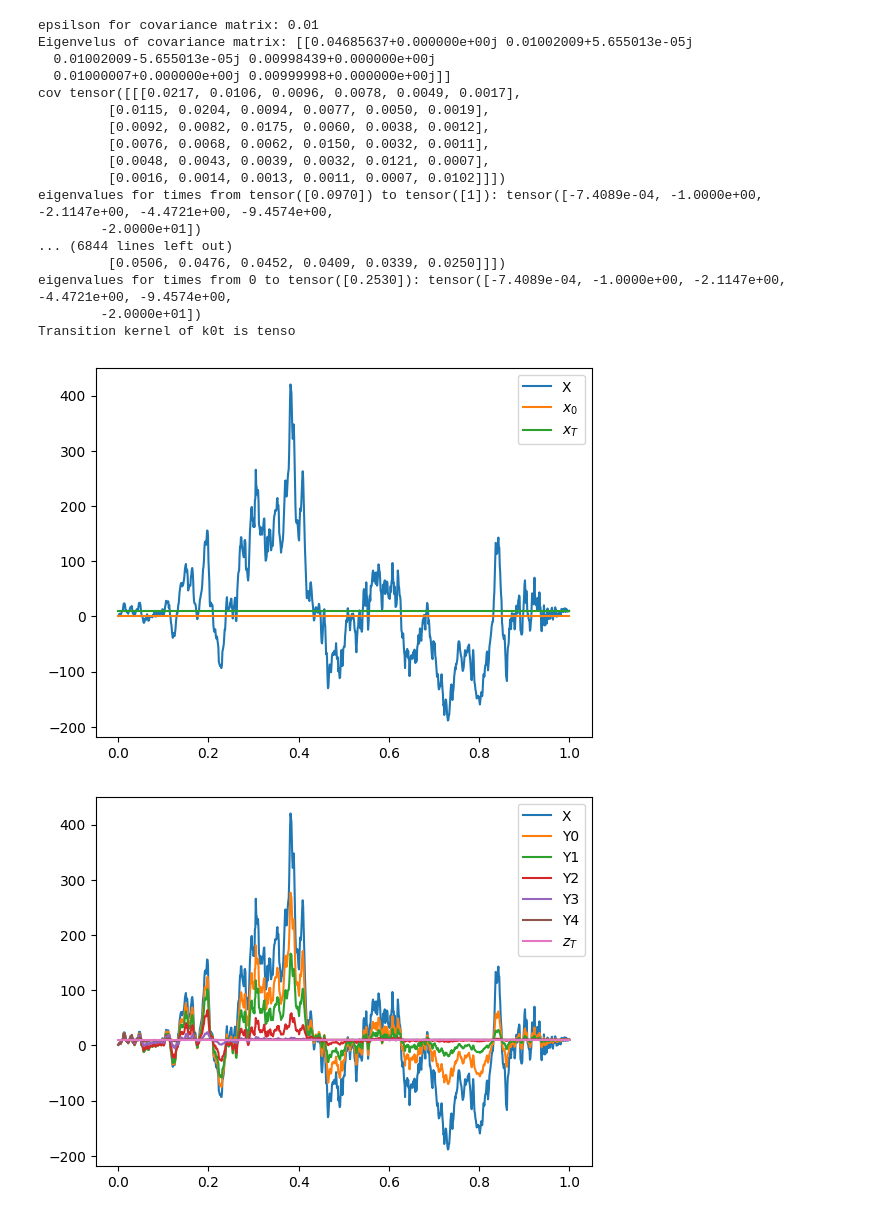
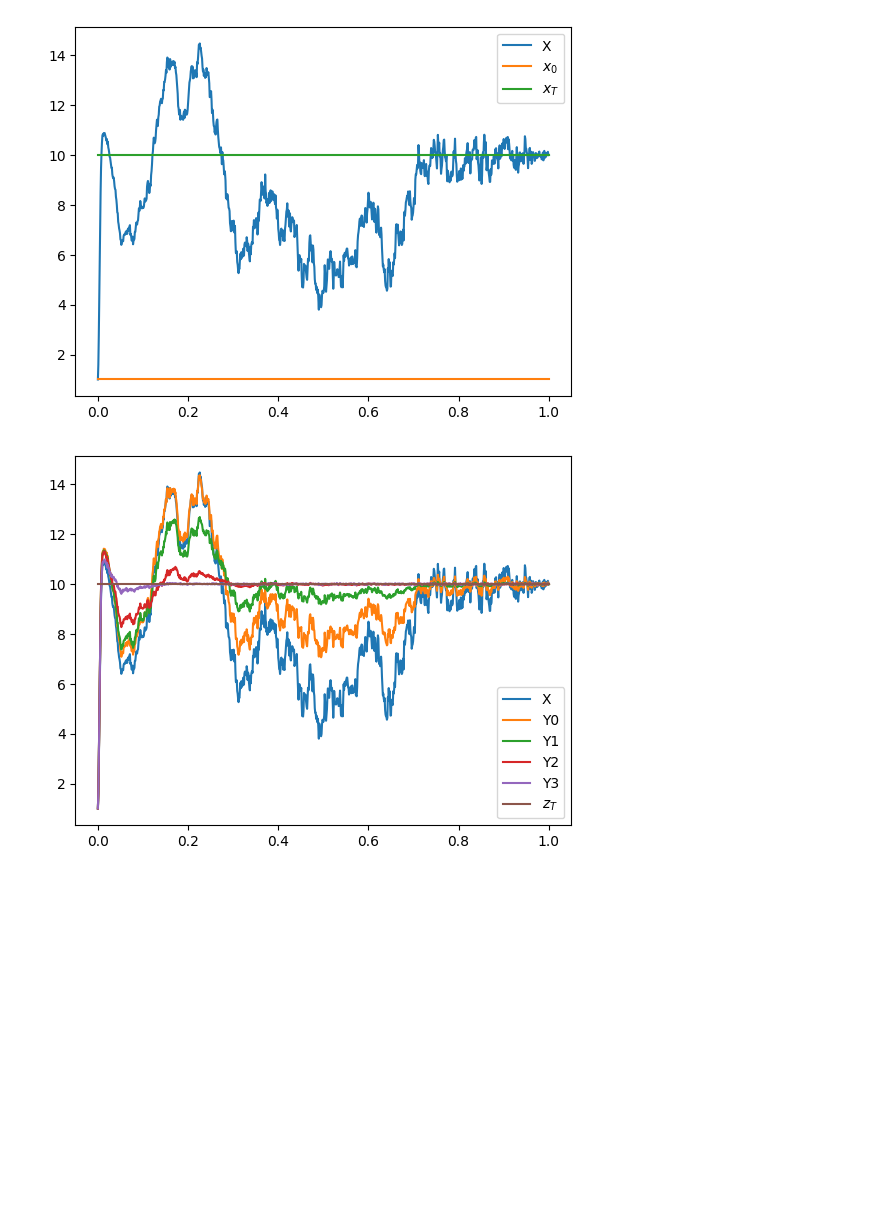
Before and after one commit to ArinaBelova/aligned_diffusion_bridges, a Jupyter notebook: toy/fbb_exp.ipynb, the cells around one changed output. Cells and saved outputs as stored; diff of their text form; code cells hidden in the pictures; blank space fills up the shorter version.

```diff
--- a/toy/fbb_exp.ipynb
+++ b/toy/fbb_exp.ipynb
@@ -10,7 +18,7 @@ b = 10.0 #end value z_T of process
 # todo: check all formulars again
 
 H=0.5 #0.5
-K=5
+K=4
 
 fbb = FBB(H=H, K=K, gamma_min=1.0,gamma_max=20)
 
@@ -19,13 +27,16 @@ T = 1.0
 dt = T/N
 
 time = torch.linspace(0,1,N+1)
+#time = time.repeat(1,2)
+print("time shape ", time.shape)
 Z = torch.ones(N+1,K+1) * a
 zT = torch.ones(K+1)*b
 
 for i in range(N):
     z = Z[i]
     t = time[i+1]
-    mean,cov = fbb.pinned_statistics(torch.tensor([t]),z,zT)
+    #mean,cov = fbb.pinned_statistics(torch.tensor([t]),z,zT)
+    mean,cov = fbb.pinned_statistics(t[None,None],z,zT)
     #mvn = MultivariateNormal(mean,cov)
 
 
@@ -80,19 +82,2 @@ This transform will produce equivalent results for all valid (symmetric positive
-epsilson for covariance matrix: 0.01
-Eigenvelus of covariance matrix: [[0.04685637+0.000000e+00j 0.01002009+5.655013e-05j
-  0.01002009-5.655013e-05j 0.00998439+0.000000e+00j
-  0.01000007+0.000000e+00j 0.00999998+0.000000e+00j]]
-cov tensor([[[0.0217, 0.0106, 0.0096, 0.0078, 0.0049, 0.0017],
-         [0.0115, 0.0204, 0.0094, 0.0077, 0.0050, 0.0019],
-         [0.0092, 0.0082, 0.0175, 0.0060, 0.0038, 0.0012],
-         [0.0076, 0.0068, 0.0062, 0.0150, 0.0032, 0.0011],
-         [0.0048, 0.0043, 0.0039, 0.0032, 0.0121, 0.0007],
-         [0.0016, 0.0014, 0.0013, 0.0011, 0.0007, 0.0102]]])
-eigenvalues for times from tensor([0.0970]) to tensor([1]): tensor([-7.4089e-04, -1.0000e+00, -2.1147e+00, -4.4721e+00, -9.4574e+00,
-        -2.0000e+01])
-... (6844 lines left out)
-         [0.0506, 0.0476, 0.0452, 0.0409, 0.0339, 0.0250]]])
-eigenvalues for times from 0 to tensor([0.2530]): tensor([-7.4089e-04, -1.0000e+00, -2.1147e+00, -4.4721e+00, -9.4574e+00,
-        -2.0000e+01])
-Transition kernel of k0t is tenso
-[figure, old version]
+[figure, new version]
-[figure, old version]
+[figure, new version]
```
Also changed, not shown: parts of 2 cells of this notebook, 5 other files.
